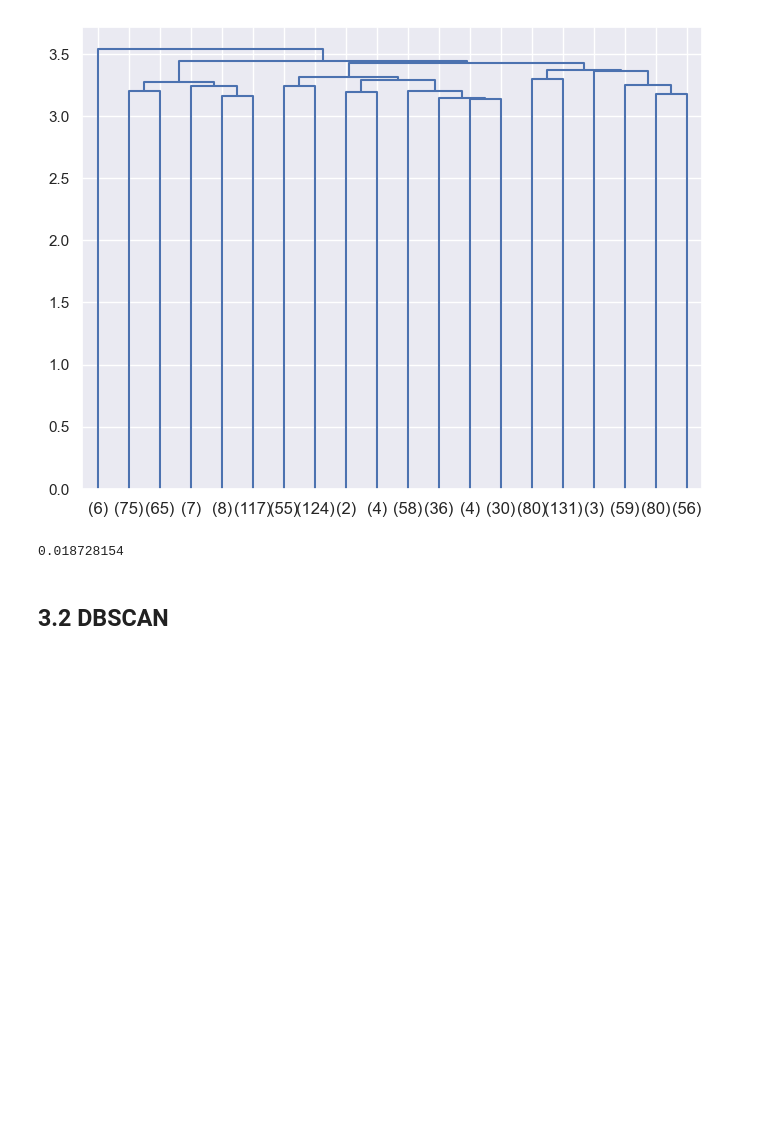
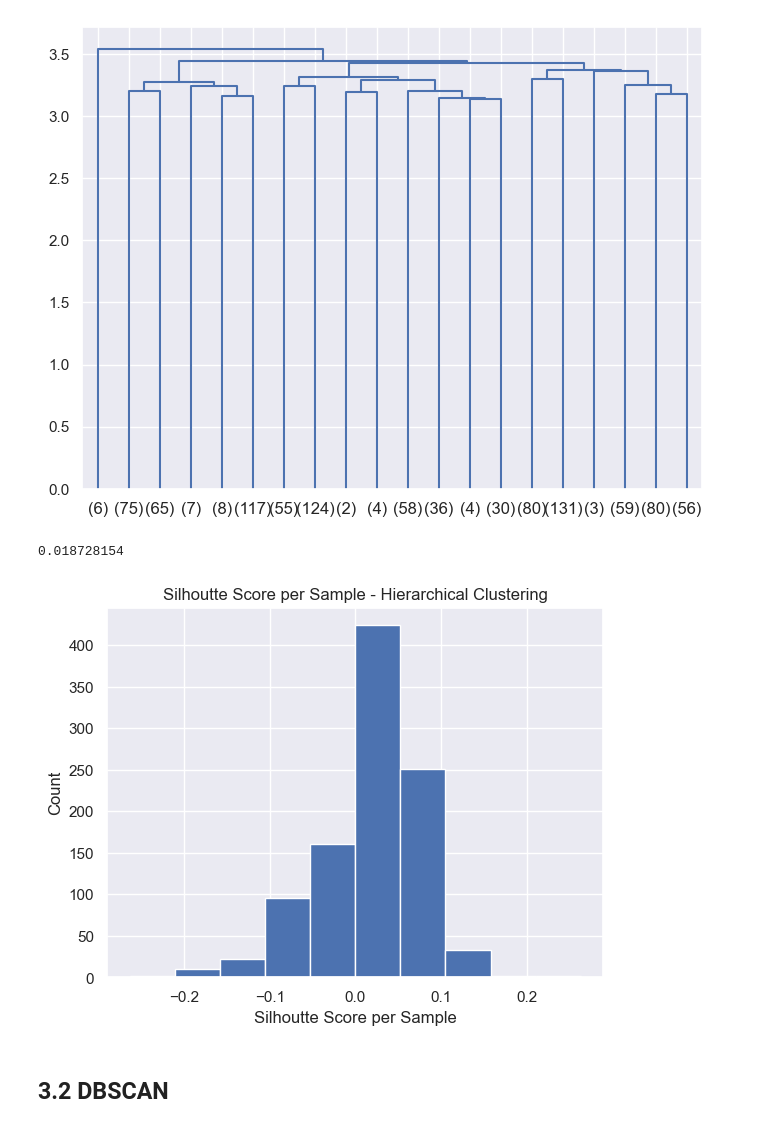
Before and after one commit to emsif84/clustering_ecommerce, a Jupyter notebook: clustering.ipynb, the cells around one changed output. Saved outputs shown, nothing was run; the diff lists cells and outputs as text; code cells hidden in the pictures; blank space fills up the shorter version.

```diff
--- a/clustering.ipynb
+++ b/clustering.ipynb
@@ -388,6 +381,20 @@ score_hc= silhouette_score(gower_matrix, clusters_hc, metric='precomputed')
 score_hc
 # %% [output]
 0.018728154
+# %%
+#Sillhouette Score per sample
+
+from sklearn.metrics import silhouette_samples
+
+#Compute Sillhouette samples
+sil_samples = silhouette_samples(gower_matrix,clusters_hc,metric='precomputed')
+
+pd.Series(sil_samples).hist()
+plt.title('Silhoutte Score per Sample - Hierarchical Clustering')
+plt.ylabel('Count')
+plt.xlabel('Silhoutte Score per Sample');
+# %% [output]
+[figure, added]
 # %% [markdown]
 ## 3.2 DBSCAN
 # %%
```
Also changed, not shown: parts of 3 cells of this notebook.
